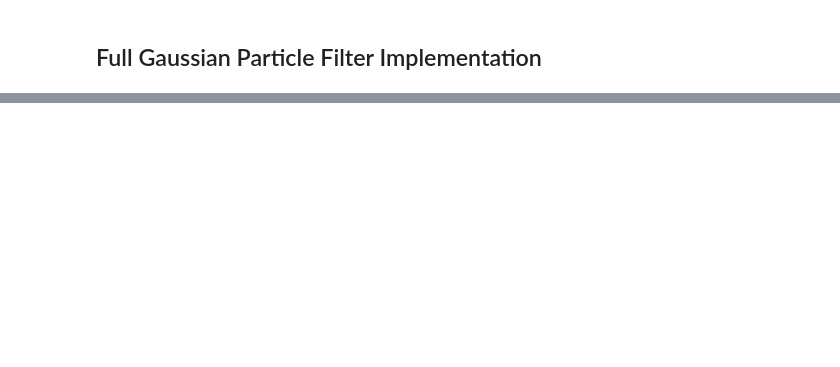
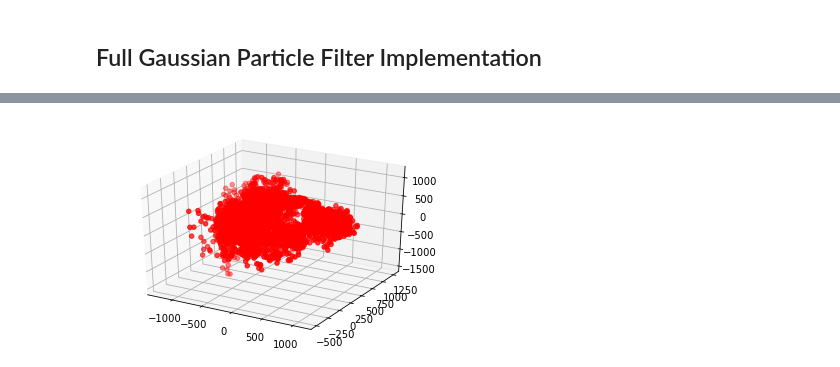
Before and after one commit to dangthanhan507/Vehicle-Tracking, a Jupyter notebook: notebook/Gaussian State Space Model Particle Filter.ipynb, the cells around one changed output, grey strips where cells are left out. Saved outputs shown, nothing was run; the diff lists cells and outputs as text; code cells hidden in the pictures; blank space fills up the shorter version.

Commit message:
Update on Kalman Filter and Particle Filter

```diff
--- a/notebook/Gaussian State Space Model Particle Filter.ipynb
+++ b/notebook/Gaussian State Space Model Particle Filter.ipynb
@@ -445,0 +553,21 @@ class GaussianParticleFilter:
+# %%
+systemCov = np.eye(8)*1
+measCov = np.eye(8)*1
+# %%
+measCov[0:3,0:3] = gps_cov
+# %%
+pf = GaussianParticleFilter(systemCov,measCov, stateUpdate, C, sensors.read() )
+# %%
+data = pf.estimate().reshape(8,1)
+for i in range(5_000):
+    reading = sensors.read()
+    pf.predict(reading)
+    data = np.hstack((data,pf.estimate().reshape(8,1)))
+# %%
+fig = plt.figure()
+ax = fig.add_subplot(projection='3d')
+
+ax.scatter(data[0,:], data[1,:], data[2,:], c='red')
+plt.show()
+# %% [output]
+[figure, added]
```
Also changed, not shown: parts of 23 cells of this notebook, 4 other files.
